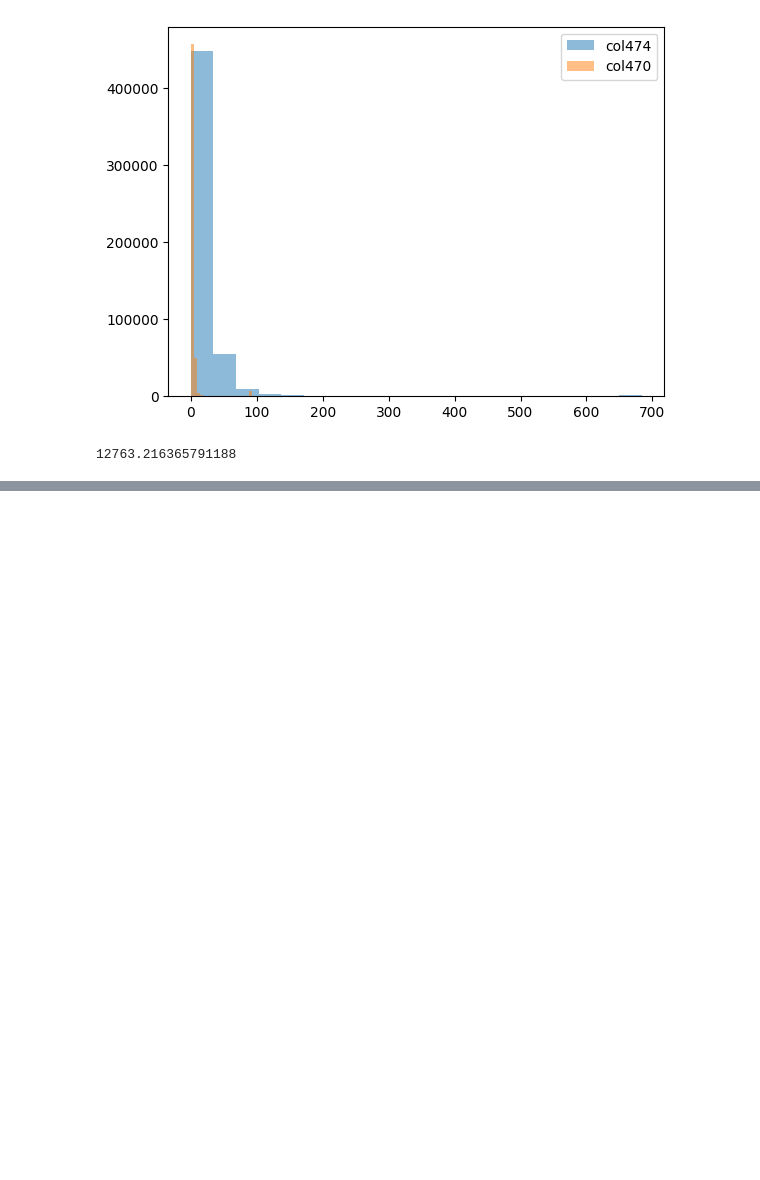
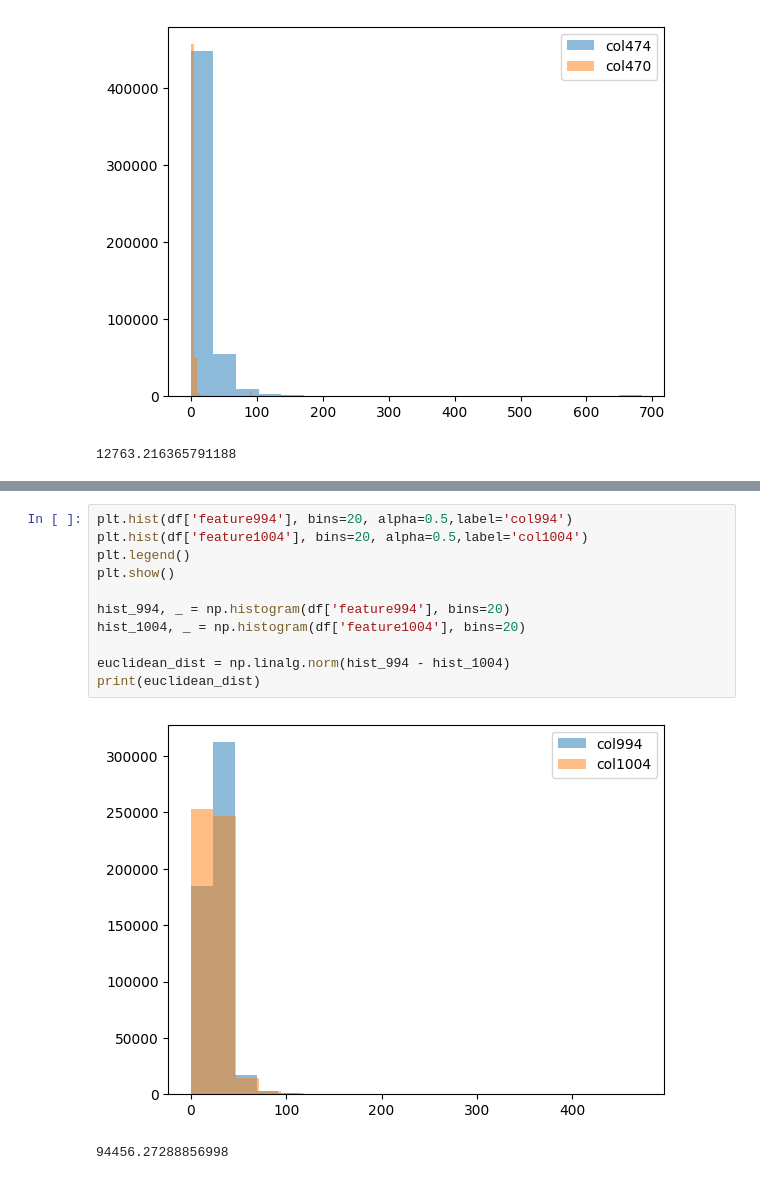
Before and after one commit to REU-DS-CLUB/purple_hack, a Jupyter notebook: EDA_Maria.ipynb, the cells around one changed output, grey strips where cells are left out. Saved outputs shown, nothing was run; the diff lists cells and outputs as text; blank space fills up the shorter version.

```diff
--- a/EDA_Maria.ipynb
+++ b/EDA_Maria.ipynb
@@ -280,0 +303,14 @@ print(euclidean_dist)
+# %%
+plt.hist(df['feature994'], bins=20, alpha=0.5,label='col994')
+plt.hist(df['feature1004'], bins=20, alpha=0.5,label='col1004')
+plt.legend()
+plt.show()
+
+hist_994, _ = np.histogram(df['feature994'], bins=20)
+hist_1004, _ = np.histogram(df['feature1004'], bins=20)
+
+euclidean_dist = np.linalg.norm(hist_994 - hist_1004)
+print(euclidean_dist)
+# %% [output]
+[figure, added]
+94456.27288856998
```
Also changed, not shown: parts of 8 cells of this notebook.
